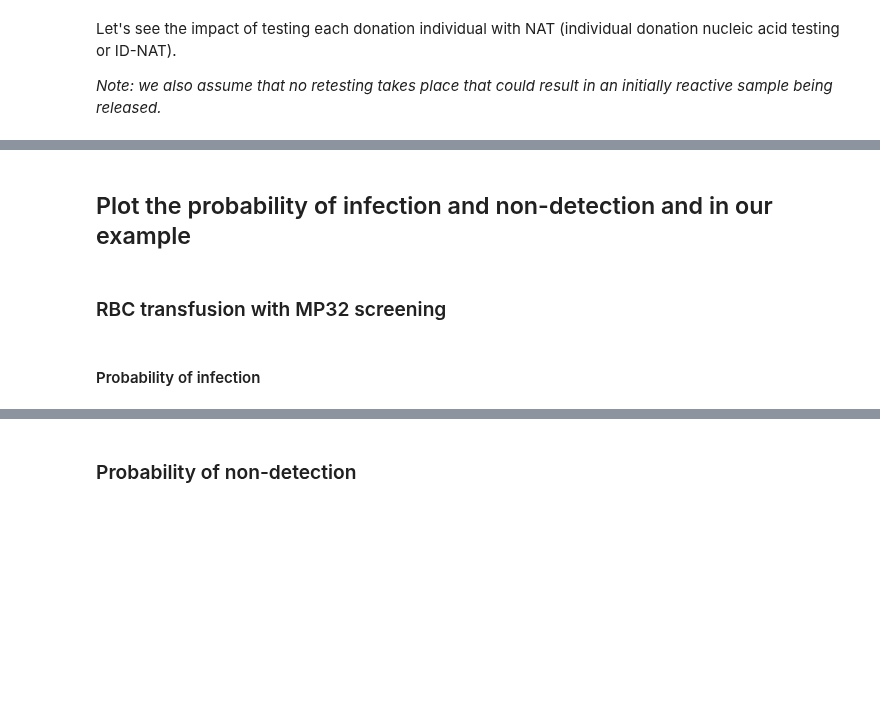
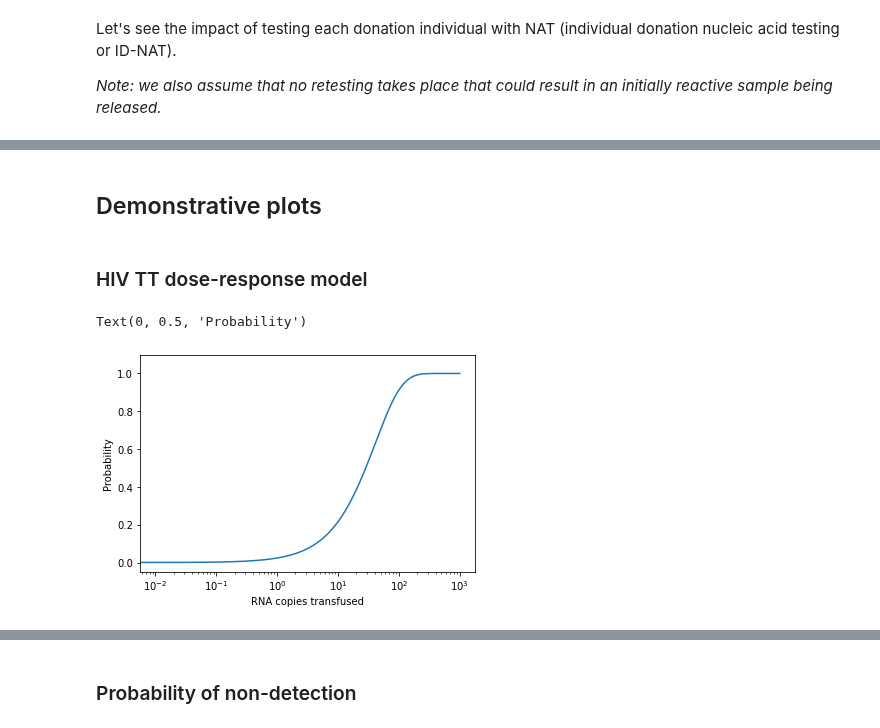
Before and after one commit to eduardgrebe/residualrisk, a Jupyter notebook: ResidualRisk.ipynb, the cells around one changed output, grey strips where cells are left out. Drawn from its saved outputs; the diff is of its cells as text; code cells hidden in the pictures; blank space fills up the shorter version.

```diff
--- a/ResidualRisk.ipynb
+++ b/ResidualRisk.ipynb
@@ -395,0 +166,16 @@ print(round(RR_ffp, 3))
+# %%
+def prob_infectious_copies(n_copies, k):
+    prob = 1.000000000001 - math.exp(-k * n_copies)
+    return prob
+
+def prob_infectious(t,
+                    C0,
+                    doubling_time,
+                    volume_transfused,
+                    k,
+                    copies_per_virion = 2
+                   ):
+    C = concentration(C0, doubling_time, t)
+    n_copies = C * copies_per_virion * volume_transfused
+    prob = prob_infectious_copies(n_copies, k)
+    return prob
@@ -395,0 +586,17 @@ print(round(RR_ffp, 3))
+# %%
+pool_size = 16
+retests = 1
+copies_per_virion = 2
+C0 = 0.00025
+doubling_time = 0.8542
+doubling_time_sigma = math.sqrt(0.00306)
+k = 0.02434
+k_shape = 3.98547
+k_scale = 0.00678
+lod50 = 2.73
+lod50_sigma = math.sqrt(0.1099802)
+lod95_lod50_ratio = 12.33/2.73
+volume_transfused = 25
+volume_transfused_range = [15,35]
+incidence = 10/10e5
+incidence_sigma = 5/10e5
@@ -412,8 +694,21 @@ print(round(RR_rbc, 3))
-# %% [markdown]
-## Plot the probability of infection and non-detection and in our example
-# %% [markdown]
-### RBC transfusion with MP32 screening
-# %% [markdown]
-#### Probability of infection
+# %% [markdown]
+## Demonstrative plots
+# %% [markdown]
+### HIV TT dose-response model
+# %%
+%matplotlib inline
+x = np.arange(0, 1000, 0.01)
+y = []
+for copies in x:
+    p = prob_infectious_copies(copies, k = k)
+    y.append(p)
+plt.plot(x, y)
+plt.ylim(top=1.1)
+plt.xscale("log")
+plt.xlabel('RNA copies transfused')
+plt.ylabel('Probability')
+# %% [output]
+Text(0, 0.5, 'Probability')
+[figure, added]
 # %%
 %matplotlib inline
```
Also changed, not shown: parts of 95 cells of this notebook, 2 other files.
